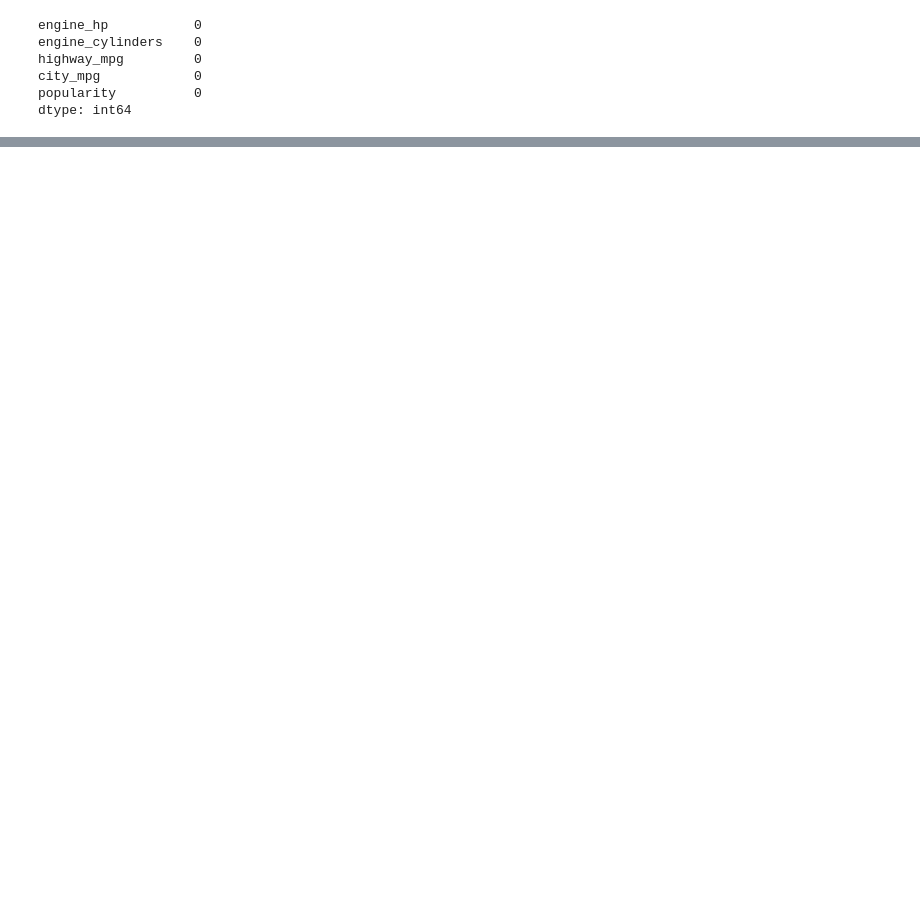
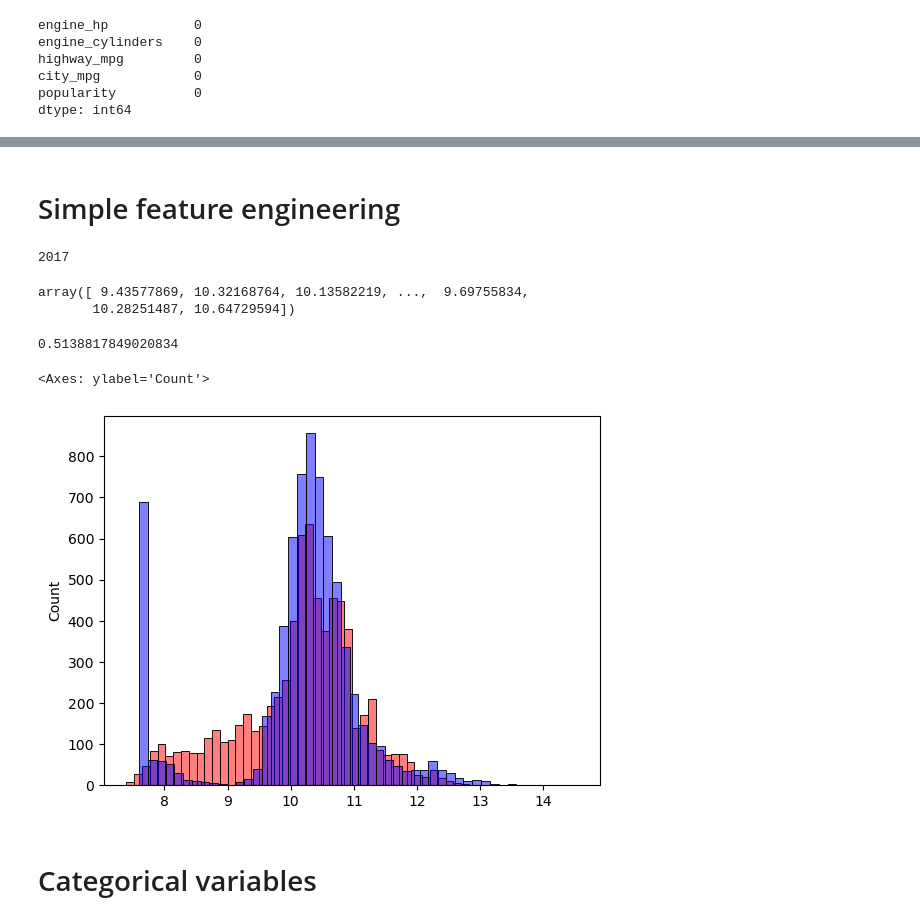
Before and after one commit to prantoran/ai-prac, a Jupyter notebook: ML-ZoomCamp-2023/w2-carprice.ipynb, the cells around one changed output, grey strips where cells are left out. Cells and saved outputs as stored; diff of their text form; code cells hidden in the pictures; blank space fills up the shorter version.

```diff
--- a/ML-ZoomCamp-2023/w2-carprice.ipynb
+++ b/ML-ZoomCamp-2023/w2-carprice.ipynb
@@ -592,0 +628,5 @@ sns.histplot(y_train, color='blue', alpha=0.5, bins=50)
+# %%
+def prepare_X(df):
+    df_num = df[base]
+    df_num = df_num.fillna(0)
+    return df_num.values
@@ -592,0 +648,35 @@ sns.histplot(y_train, color='blue', alpha=0.5, bins=50)
+# %% [markdown]
+# Simple feature engineering
+# %%
+df_train.year.max()
+# %% [output]
+2017
+# %%
+def prepare_X(df):
+    df = df.copy()
+    df['age'] = 2017 - df.year
+    features = base + ['age']
+    df_num = df[features]
+    df_num = df_num.fillna(0)
+    return df_num.values
+# %%
+X_train = prepare_X(df_train)
+w0, w = train_linear_regression(X_train, y_train)
+y_pred = w0 + X_train.dot(w)
+y_pred
+# %% [output]
+array([ 9.43577869, 10.32168764, 10.13582219, ...,  9.69755834,
+       10.28251487, 10.64729594])
+# %%
+y_pred = w0 +X_train.dot(w)
+rmse(y_train, y_pred)
+# %% [output]
+0.5138817849020834
+# %%
+sns.histplot(y_pred, color='red', alpha=0.5, bins=50)
+sns.histplot(y_train, color='blue', alpha=0.5, bins=50)
+# %% [output]
+<Axes: ylabel='Count'>
+[figure, added]
+# %% [markdown]
+# Categorical variables
```
Also changed, not shown: parts of 84 cells of this notebook.
